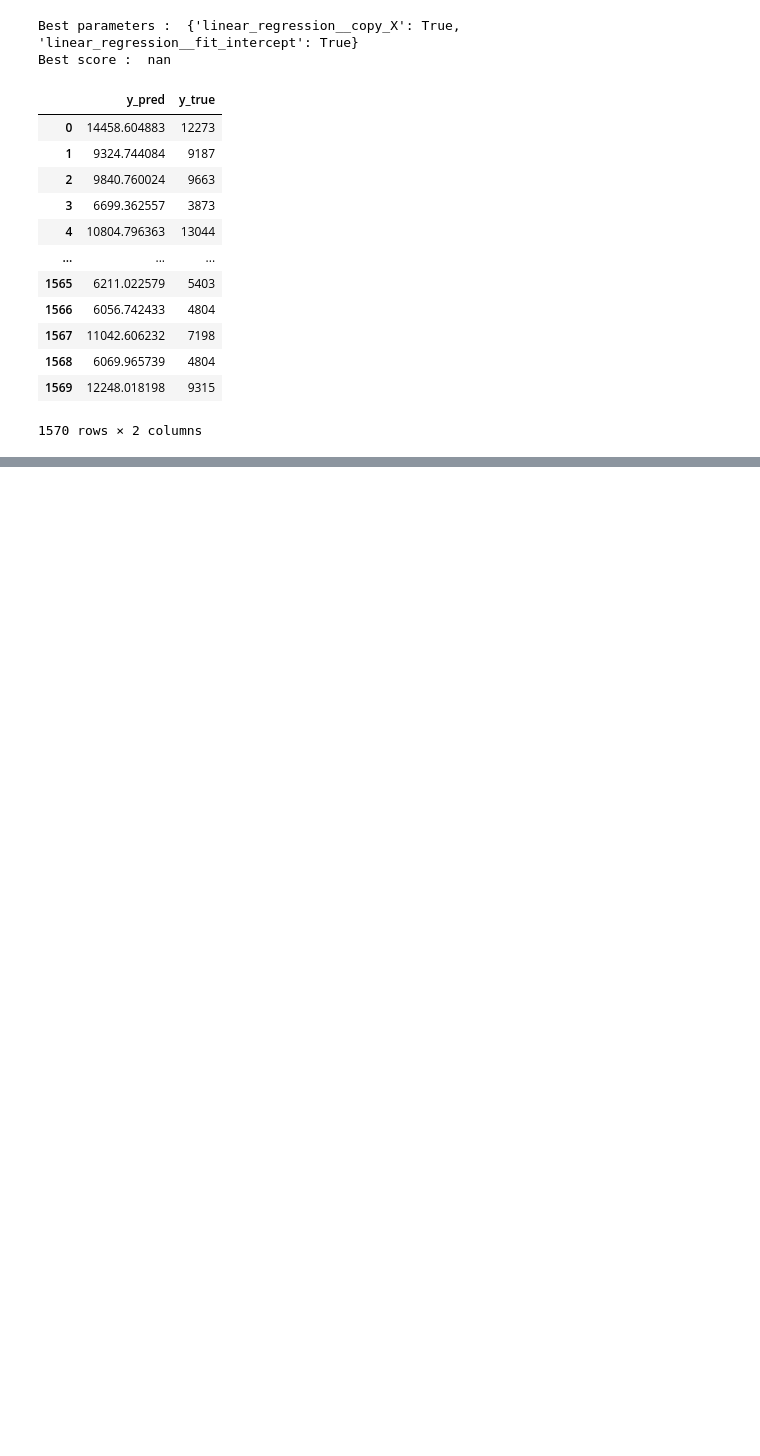
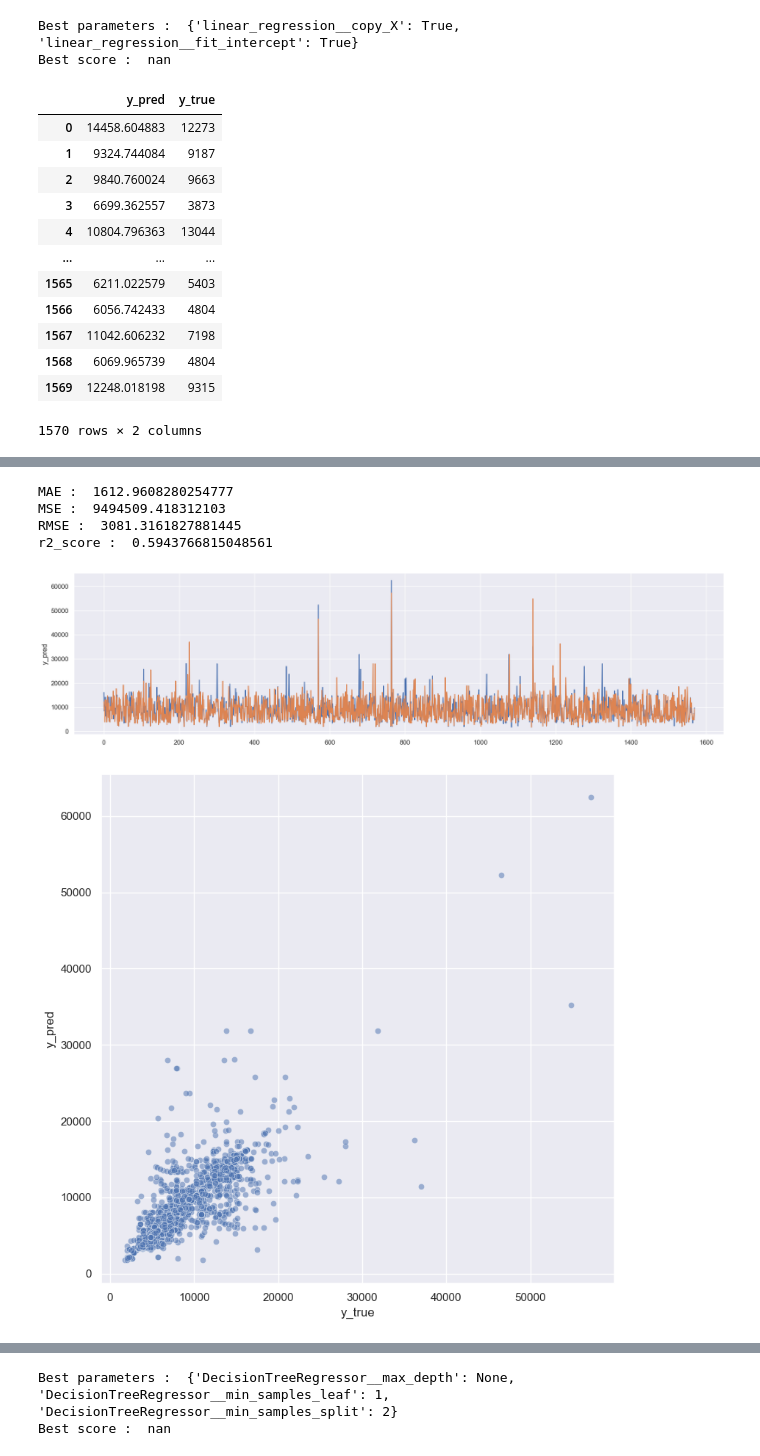
Before and after one commit to pinilDissanayaka/Flight-fare-Prediction, a Jupyter notebook: Notebook/Flight fare Prediction.ipynb, the cells around one changed output, grey strips where cells are left out. Cells and saved outputs as stored; diff of their text form; code cells hidden in the pictures; blank space fills up the shorter version.

```diff
--- a/Notebook/Flight fare Prediction.ipynb
+++ b/Notebook/Flight fare Prediction.ipynb
@@ -649,0 +712,7 @@ lr_error_df
+# %%
+dtr = Pipeline(steps = [
+    ('preprocessor_pipe' , preprocessor_pipe),
+    ('DecisionTreeRegressor', DecisionTreeRegressor())
+])
+
+dtr
@@ -649,0 +729,15 @@ lr_error_df
+# %%
+param_grid = {
+    'DecisionTreeRegressor__max_depth': [None, 10, 20, 30],
+    'DecisionTreeRegressor__min_samples_split': [2, 5, 10],
+    'DecisionTreeRegressor__min_samples_leaf': [1, 2, 4]
+}
+# %%
+dtr_best_estimater, dtr_error_df = model_training(dtr, x_train, y_train, x_test, y_test, param_grid)
+# %% [output]
+MAE :  1612.9608280254777
+MSE :  9494509.418312103
+RMSE :  3081.3161827881445
+r2_score :  0.5943766815048561
+[figure, added]
+[figure, added]
@@ -649,0 +745,2 @@ lr_error_df
+Best parameters :  {'DecisionTreeRegressor__max_depth': None, 'DecisionTreeRegressor__min_samples_leaf': 1, 'DecisionTreeRegressor__min_samples_split': 2}
+Best score :  nan
```
Also changed, not shown: parts of 23 cells of this notebook.
